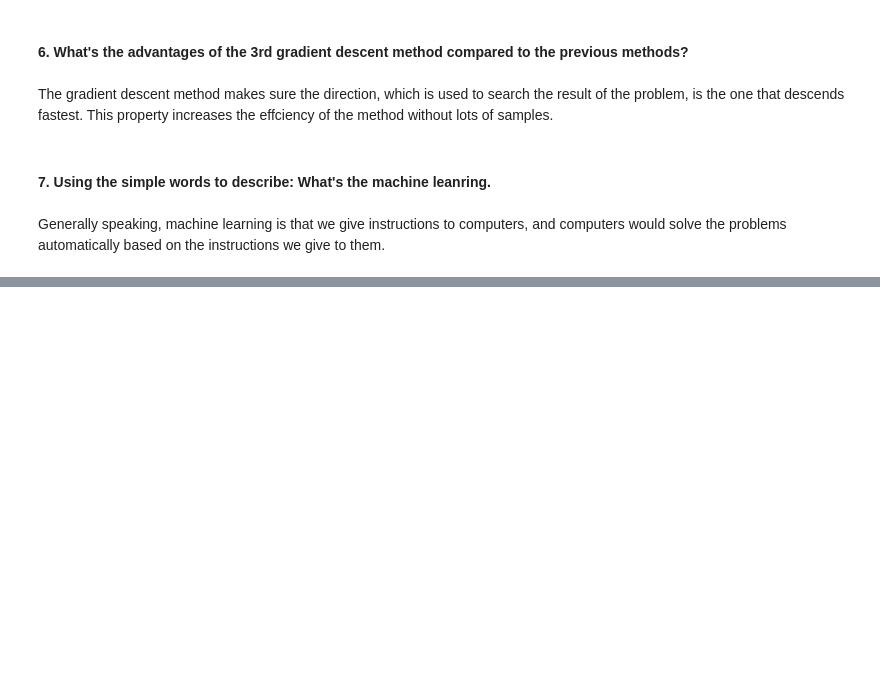
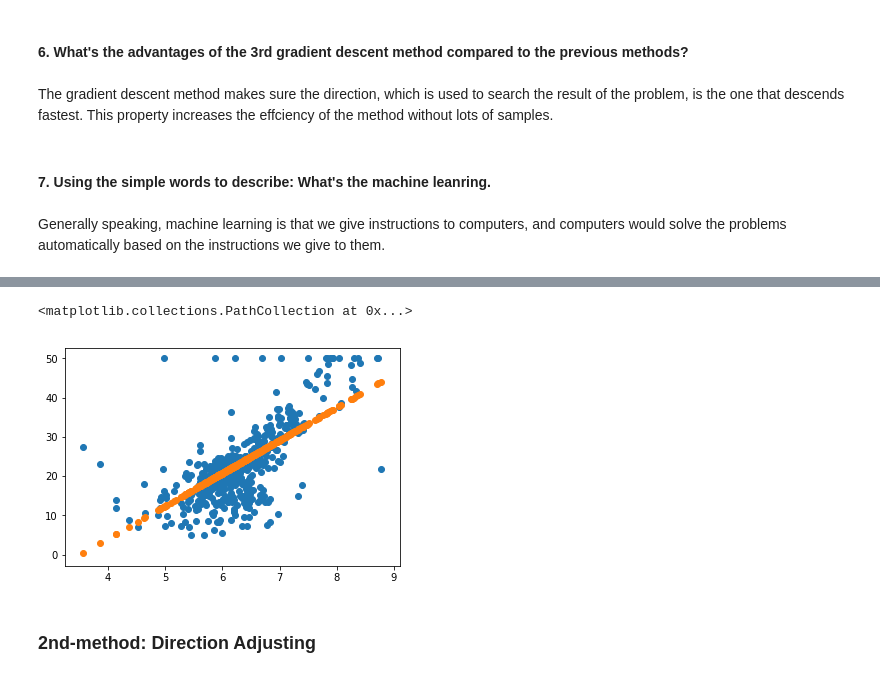
Before and after one commit to shuoshuozts/Assignment_NLP, a Jupyter notebook: assignment_2.ipynb, the cells around one changed output, grey strips where cells are left out. Saved outputs shown, nothing was run; the diff lists cells and outputs as text; code cells hidden in the pictures; blank space fills up the shorter version.

```diff
--- a/assignment_2.ipynb
+++ b/assignment_2.ipynb
@@ -365,0 +521,13 @@ Generally speaking, machine learning is that we give instructions to computers,
+# %%
+k = 8.375
+b = -29.486
+
+y_test = [price(t,k,b) for t in x_rm]
+
+draw_rm_and_price()
+plt.scatter(x_rm, y_test)
+# %% [output]
+<matplotlib.collections.PathCollection at 0x...>
+[figure, added]
+# %% [markdown]
+### 2nd-method: Direction Adjusting
```
Also changed, not shown: parts of 40 cells of this notebook.
